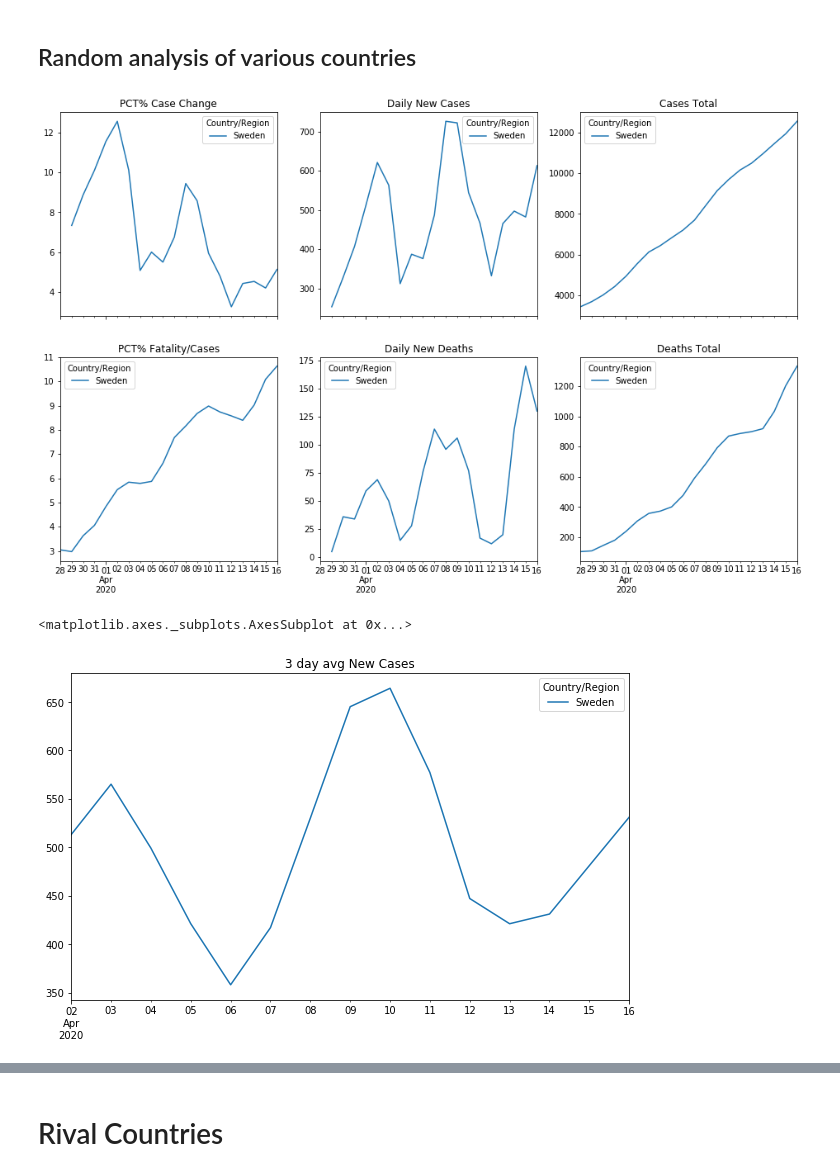
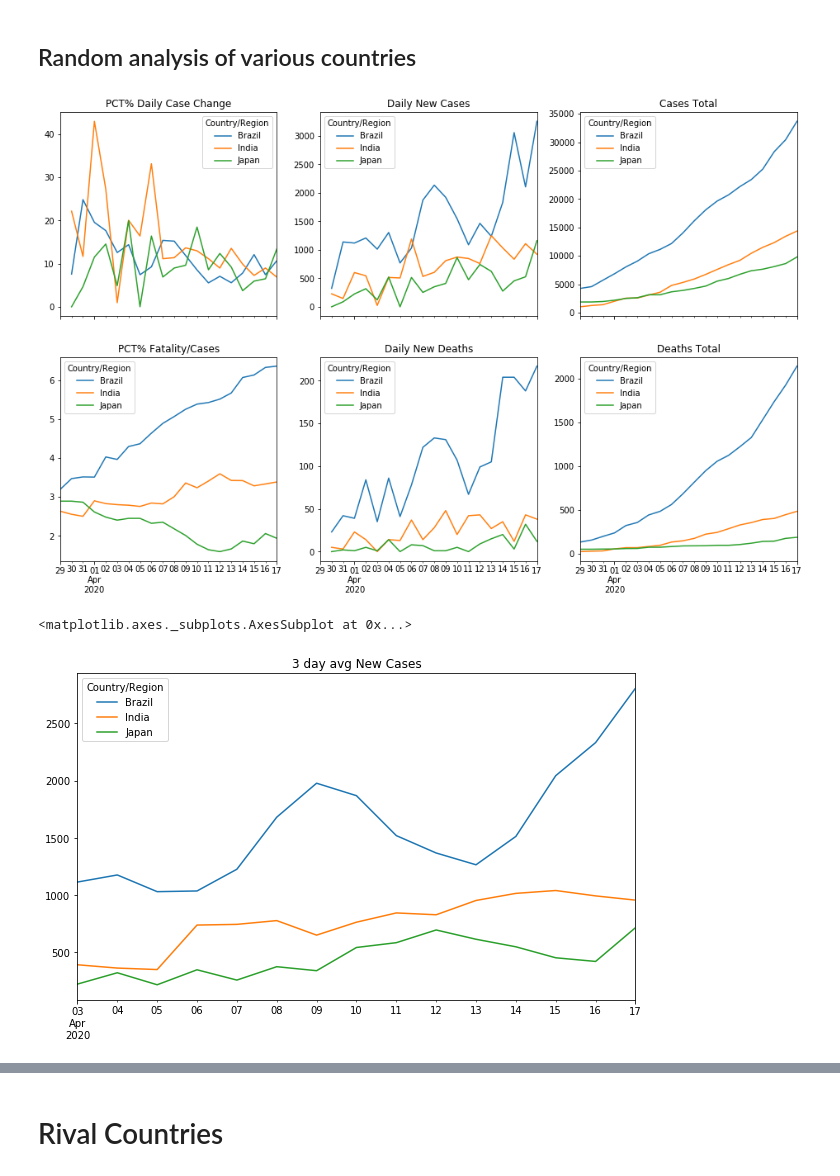
Before and after one commit to dougfoo/machineLearning, a Jupyter notebook: covid/COVID-global-working.ipynb, the cells around one changed output, grey strips where cells are left out. Drawn from its saved outputs; the diff is of its cells as text; code cells hidden in the pictures.

Commit message:
japan/india/brazil twit

```diff
--- a/covid/COVID-global-working.ipynb
+++ b/covid/COVID-global-working.ipynb
@@ -256,30 +256,30 @@ display('top countries d', dfd_g2.sort_values(by=[dfd_g2.columns[-1]], ascending
 # %%
 # ad hoc overlays
 countries = ['Japan','Singapore','Thailand','Vietnam','India','Korea, South','Pakistan']
-countries = ['Sweden']
+countries = ['Japan', 'India','Brazil']
 maxdays = 20
 
 fig, axs = plt.subplots(2,3, figsize=(16, 10), sharex=True)
 dfc_g3 = dfc_g2.transpose().tail(maxdays).transpose().sort_index()
 dfd_g3 = dfd_g2.transpose().tail(maxdays).transpose().sort_index()
 
-pctline = dfc_g3[dfc_g3.index.isin(countries)].pct_change(axis=1).transpose().mul(100).plot(ax=axs[0,0], title='PCT% Case Change')
+pctline = dfc_g3[dfc_g3.index.isin(countries)].pct_change(axis=1).transpose().mul(100).plot(ax=axs[0,0], title='PCT% Daily Case Change')
 chgline = dfc_g3[dfc_g3.index.isin(countries)].diff(axis=1).transpose().plot(ax=axs[0,1], title='Daily New Cases')
 actline = dfc_g3[dfc_g3.index.isin(countries)].tail(maxdays).transpose().plot(ax=axs[0,2], title='Cases Total')
 
 #i'd like to get the colors to be the same...
 pctline = (dfd_g3[dfd_g3.index.isin(countries)]/dfc_g3[dfc_g3.index.isin(countries)]).transpose().mul(100).plot(ax=axs[1,0], title='PCT% Fatality/Cases')
 chgline = dfd_g3[dfd_g3.index.isin(countries)].diff(axis=1).transpose().plot(ax=axs[1,1], title='Daily New Deaths')
 actline = dfd_g3[dfd_g3.index.isin(countries)].transpose().plot(ax=axs[1,2], title='Deaths Total')
 plt.show()
 
 
 roll = dfc_g3[dfc_g3.index.isin(countries)].diff(axis=1).transpose().rolling(3, axis=0).mean().round(0)
 roll.tail(maxdays-5).plot(figsize=(10,6), title='3 day avg New Cases')
 # %% [output]
-[figure, old version]
+[figure, new version]
 <matplotlib.axes._subplots.AxesSubplot at 0x...>
-[figure, old version]
+[figure, new version]
 # %%
 # rolling 3 day to smooth out
 countries = ['Japan']
```
Also changed, not shown: parts of 17 cells of this notebook, 1 other file.
